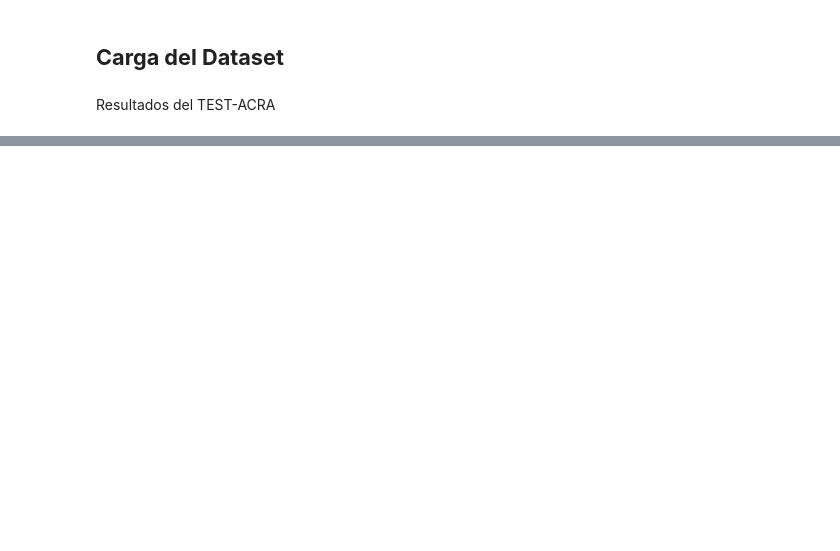
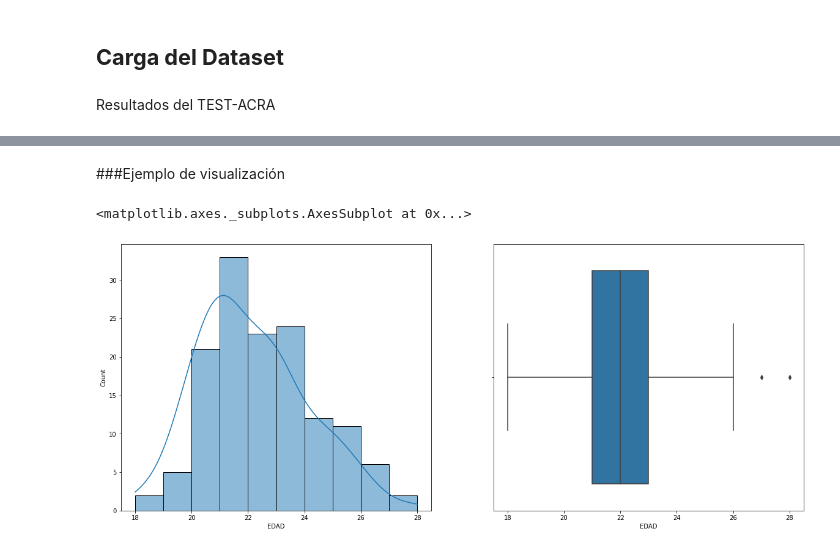
Before and after one commit to Ynafets/TEST-ACRA, a Jupyter notebook: Test_ACRA.ipynb, the cells around one changed output, grey strips where cells are left out. Saved outputs shown, nothing was run; the diff lists cells and outputs as text; code cells hidden in the pictures; blank space fills up the shorter version.

```diff
--- a/Test_ACRA.ipynb
+++ b/Test_ACRA.ipynb
@@ -20,4 +40,5 @@ import sklearn
 Resultados del TEST-ACRA
 # %%
 #Cargamos la data del TEST ACRA
-acra=pd.read_excel()
+acra=pd.read_excel('https://github.com/Ynafets/TEST-ACRA/blob/main/ENCUESTA_ACRA2.xlsx?raw=true',index_col=0)
+print(acra.shape)
@@ -23,0 +179,11 @@ acra=pd.read_excel()
+# %% [markdown]
+###Ejemplo de visualización
+# %%
+fig, axes = plt.subplots(1,2, figsize = (20,8))
+
+sb.histplot(data=acra, x = 'EDAD', kde=True, binwidth=1,ax = axes[0])
+#sb.countplot(data=acra, x = 'EDAD',color='c', ax = axes[1])
+sb.boxplot(data=acra, x = 'EDAD', ax = axes[1],hue='SEXO')
+# %% [output]
+<matplotlib.axes._subplots.AxesSubplot at 0x...>
+[figure, added]
```
Also changed, not shown: parts of 91 cells of this notebook.
